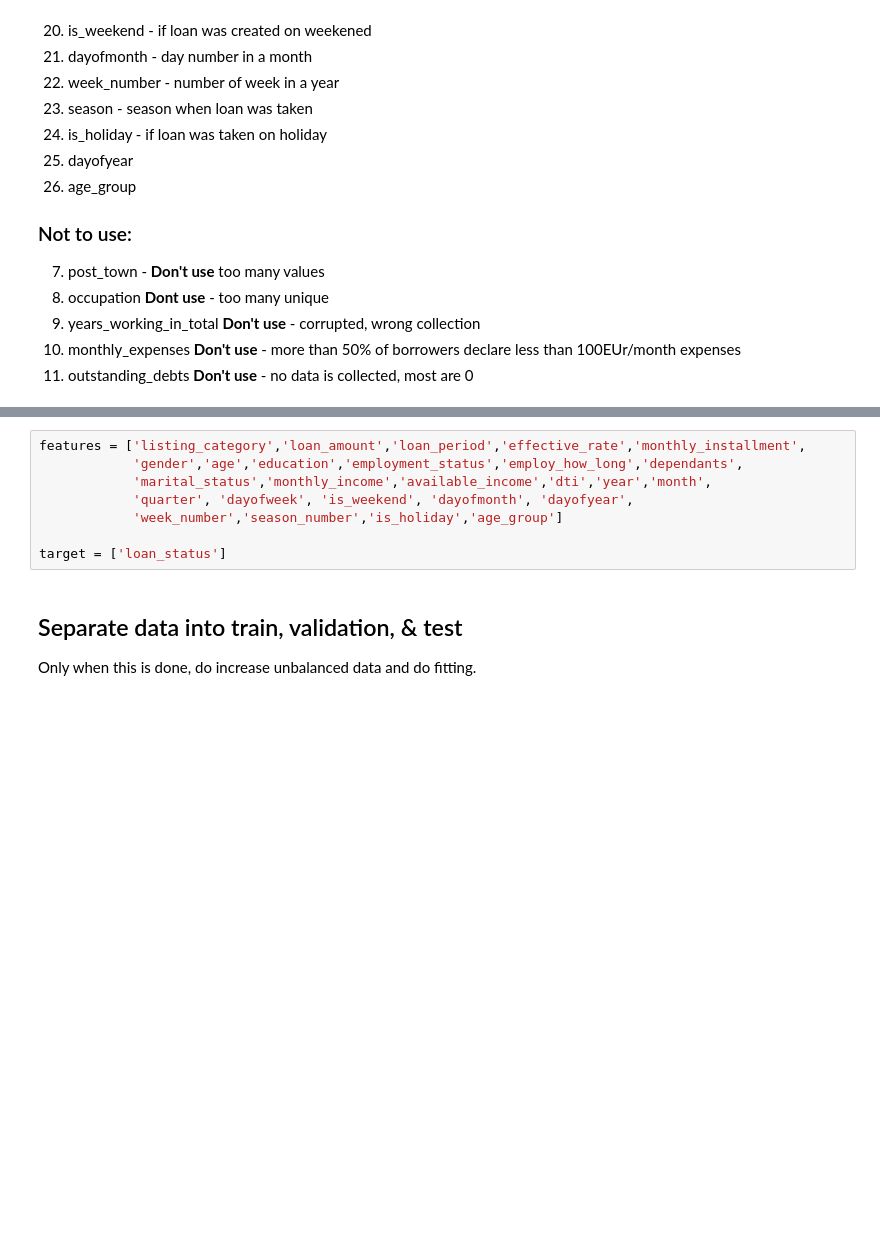
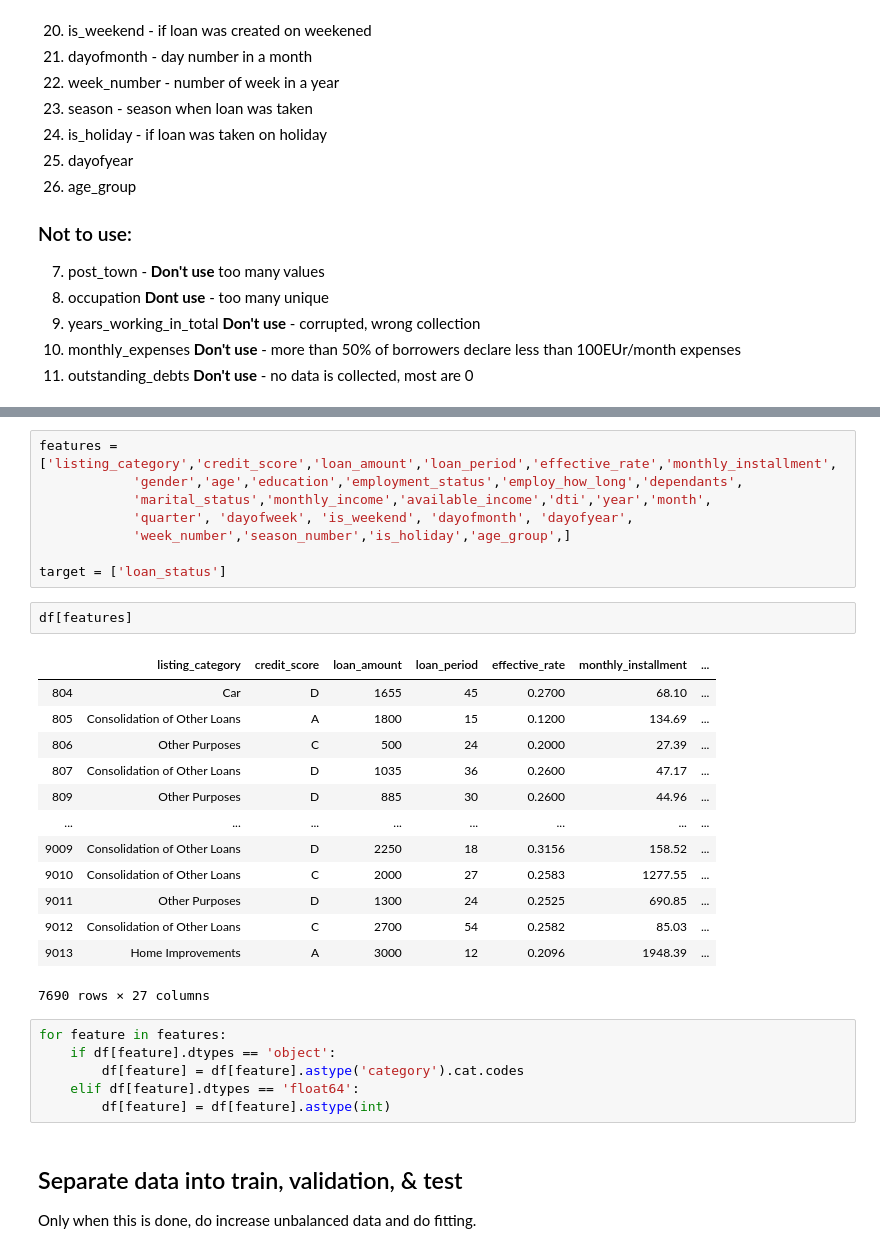
Before and after one commit to ValdemarQ/competitions, a Jupyter notebook: Finbee/C - Class project - Finbee - Predicting who will default on loans.ipynb, the cells around one changed output, grey strips where cells are left out. Saved outputs shown, nothing was run; the diff lists cells and outputs as text; blank space fills up the shorter version.

```diff
--- a/Finbee/C - Class project - Finbee - Predicting who will default on loans.ipynb
+++ b/Finbee/C - Class project - Finbee - Predicting who will default on loans.ipynb
@@ -1149,11 +1167,33 @@ df = df.drop(columns=['loan_paid_date','first_installement_date','loan_paid_stat
 # %%
-features = ['listing_category','loan_amount','loan_period','effective_rate','monthly_installment',
+features = ['listing_category','credit_score','loan_amount','loan_period','effective_rate','monthly_installment',
             'gender','age','education','employment_status','employ_how_long','dependants',
             'marital_status','monthly_income','available_income','dti','year','month',
             'quarter', 'dayofweek', 'is_weekend', 'dayofmonth', 'dayofyear',
-            'week_number','season_number','is_holiday','age_group']
+            'week_number','season_number','is_holiday','age_group',]
 
 target = ['loan_status']
+# %%
+df[features]
+# %% [output]
+|  | listing_category | credit_score | loan_amount | loan_period | effective_rate | monthly_installment | ... |
+| 804 | Car | D | 1655 | 45 | 0.2700 | 68.10 | ... |
+| 805 | Consolidation of Other Loans | A | 1800 | 15 | 0.1200 | 134.69 | ... |
+| 806 | Other Purposes | C | 500 | 24 | 0.2000 | 27.39 | ... |
+| 807 | Consolidation of Other Loans | D | 1035 | 36 | 0.2600 | 47.17 | ... |
+| 809 | Other Purposes | D | 885 | 30 | 0.2600 | 44.96 | ... |
+| ... | ... | ... | ... | ... | ... | ... | ... |
+| 9009 | Consolidation of Other Loans | D | 2250 | 18 | 0.3156 | 158.52 | ... |
+| 9010 | Consolidation of Other Loans | C | 2000 | 27 | 0.2583 | 1277.55 | ... |
+| 9011 | Other Purposes | D | 1300 | 24 | 0.2525 | 690.85 | ... |
+| 9012 | Consolidation of Other Loans | C | 2700 | 54 | 0.2582 | 85.03 | ... |
+| 9013 | Home Improvements | A | 3000 | 12 | 0.2096 | 1948.39 | ... |
+7690 rows × 27 columns
+# %%
+for feature in features:
+    if df[feature].dtypes == 'object':
+        df[feature] = df[feature].astype('category').cat.codes
+    elif df[feature].dtypes == 'float64':
+        df[feature] = df[feature].astype(int)
 # %% [markdown]
 ## Separate data into train, validation, & test
 
```
Also changed, not shown: parts of 25 cells of this notebook.
